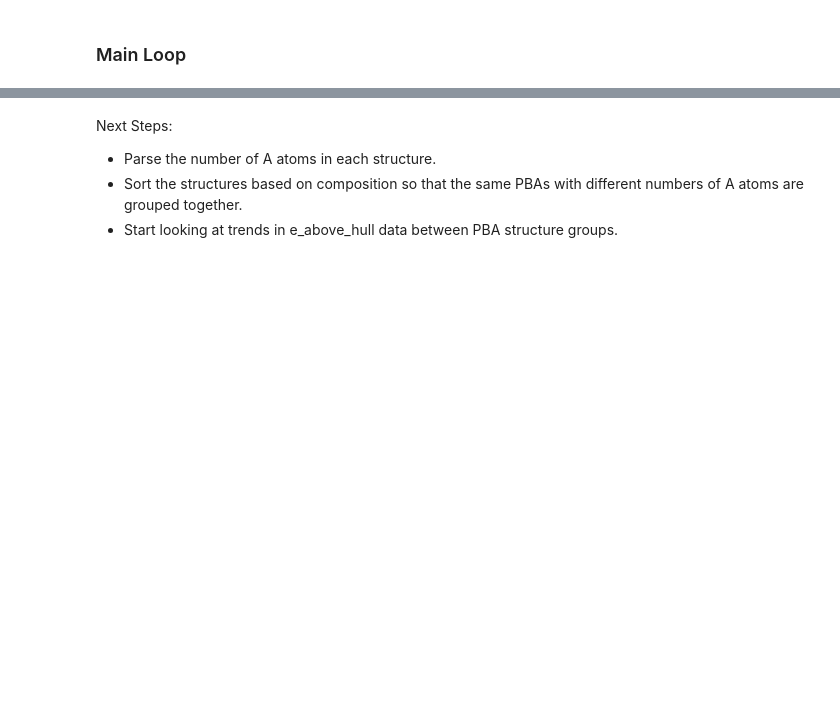
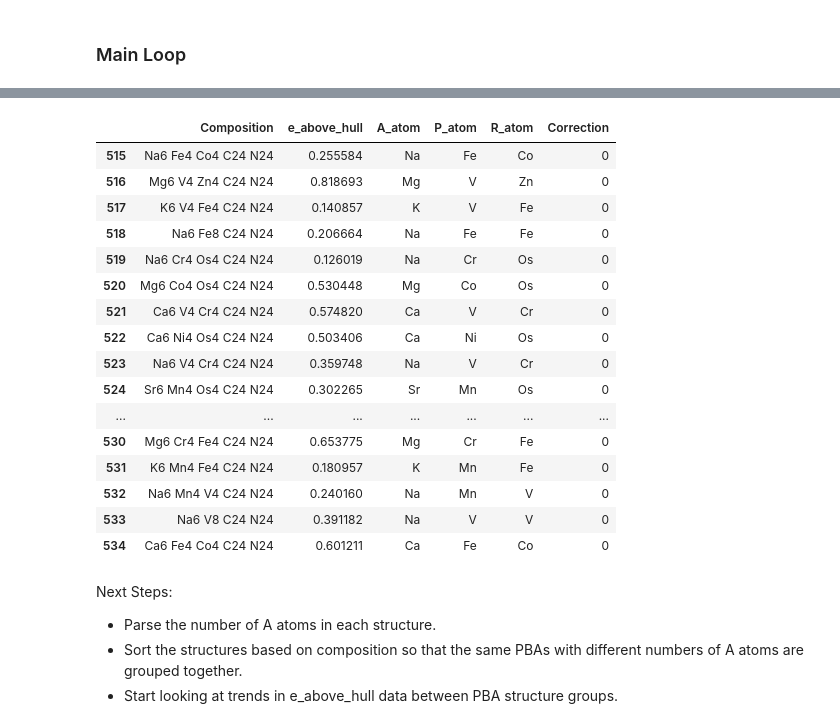
Before and after one commit to ewoodbury/my_pba_analysis, a Jupyter notebook: 01 - E Above Hull Analysis.ipynb, the cells around one changed output, grey strips where cells are left out. Drawn from its saved outputs; the diff is of its cells as text; code cells hidden in the pictures; blank space fills up the shorter version.

```diff
--- a/01 - E Above Hull Analysis.ipynb
+++ b/01 - E Above Hull Analysis.ipynb
@@ -652,3 +670,23 @@ pba_e_hull_df.head(20)
+# %%
+pba_e_hull_df_old.tail(20)
+# %% [output]
+|  | Composition | e_above_hull | A_atom | P_atom | R_atom | Correction |
+| 515 | Na6 Fe4 Co4 C24 N24 | 0.255584 | Na | Fe | Co | 0 |
+| 516 | Mg6 V4 Zn4 C24 N24 | 0.818693 | Mg | V | Zn | 0 |
+| 517 | K6 V4 Fe4 C24 N24 | 0.140857 | K | V | Fe | 0 |
+| 518 | Na6 Fe8 C24 N24 | 0.206664 | Na | Fe | Fe | 0 |
+| 519 | Na6 Cr4 Os4 C24 N24 | 0.126019 | Na | Cr | Os | 0 |
+| 520 | Mg6 Co4 Os4 C24 N24 | 0.530448 | Mg | Co | Os | 0 |
+| 521 | Ca6 V4 Cr4 C24 N24 | 0.574820 | Ca | V | Cr | 0 |
+| 522 | Ca6 Ni4 Os4 C24 N24 | 0.503406 | Ca | Ni | Os | 0 |
+| 523 | Na6 V4 Cr4 C24 N24 | 0.359748 | Na | V | Cr | 0 |
+| 524 | Sr6 Mn4 Os4 C24 N24 | 0.302265 | Sr | Mn | Os | 0 |
+| ... | ... | ... | ... | ... | ... | ... |
+| 530 | Mg6 Cr4 Fe4 C24 N24 | 0.653775 | Mg | Cr | Fe | 0 |
+| 531 | K6 Mn4 Fe4 C24 N24 | 0.180957 | K | Mn | Fe | 0 |
+| 532 | Na6 Mn4 V4 C24 N24 | 0.240160 | Na | Mn | V | 0 |
+| 533 | Na6 V8 C24 N24 | 0.391182 | Na | V | V | 0 |
+| 534 | Ca6 Fe4 Co4 C24 N24 | 0.601211 | Ca | Fe | Co | 0 |
 # %% [markdown]
 Next Steps:
 - Parse the number of A atoms in each structure.
```
Also changed, not shown: parts of 1 cell of this notebook.
